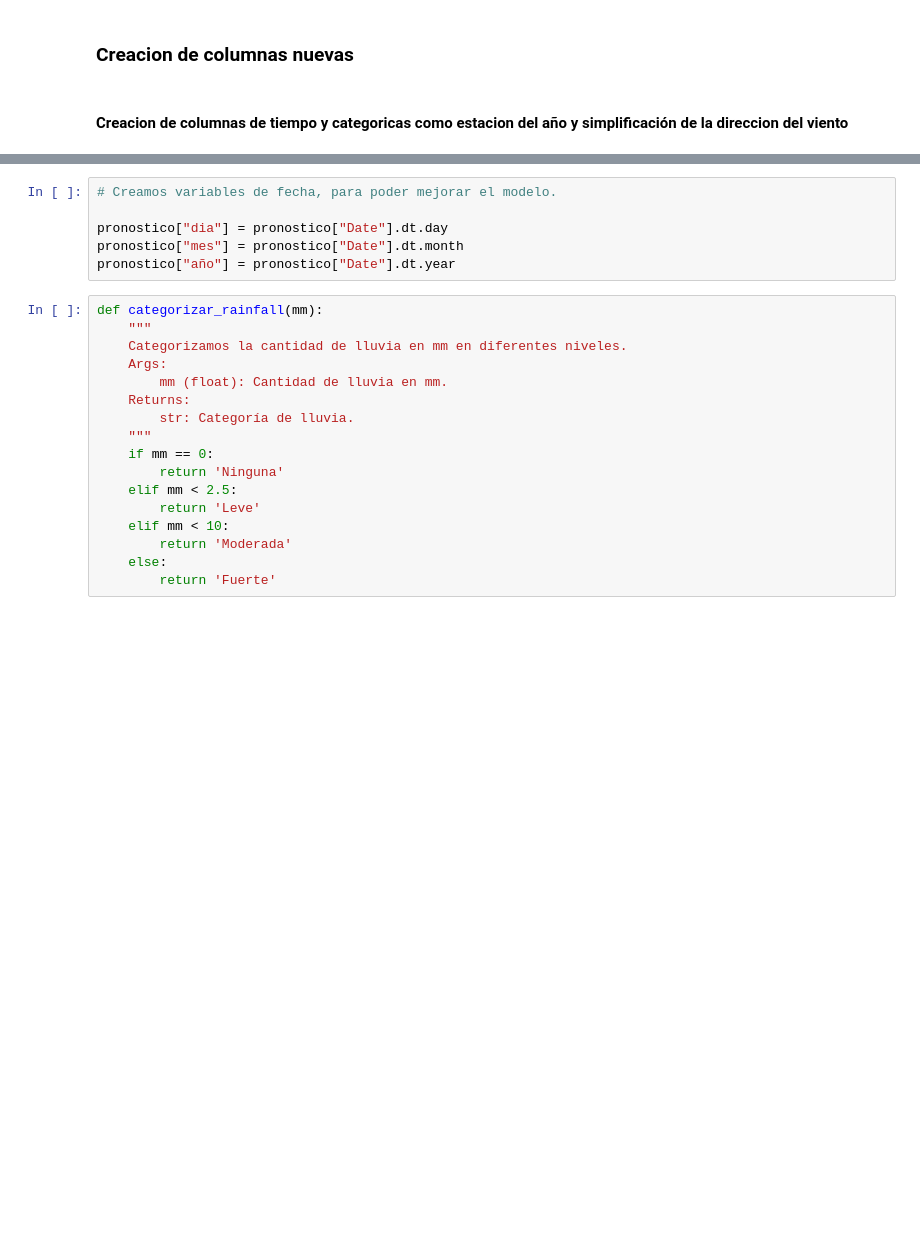
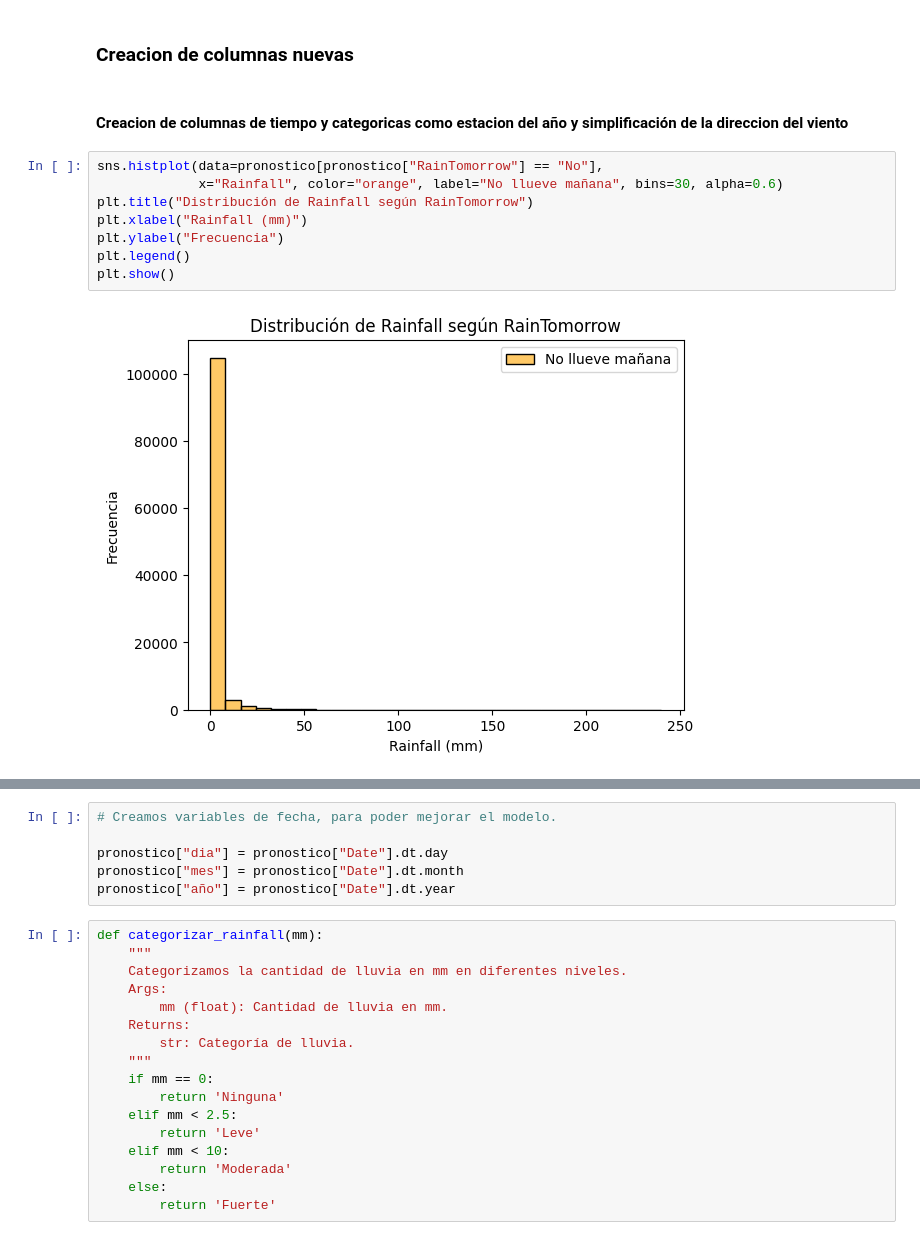
Before and after one commit to MariaCeli/AA1-TUIA-Celi-Grimaldi-Porcelli, a Jupyter notebook: TP-clasificacion-AA1.ipynb, the cells around one changed output, grey strips where cells are left out. Cells and saved outputs as stored; diff of their text form; blank space fills up the shorter version.

Commit message:
Correcciones hechas: Mostrar graficos entre la variable target vs Rainfall, y sobre la direcccion de viento. Imputar los datos de test, por los valores de train.

```diff
--- a/TP-clasificacion-AA1.ipynb
+++ b/TP-clasificacion-AA1.ipynb
@@ -93,3 +93,13 @@ pronostico["Date"] = pd.to_datetime(pronostico["Date"])
 ### Creacion de columnas nuevas
 # %% [markdown]
 #### Creacion de columnas de tiempo y categoricas como estacion del año y simplificación de la direccion del viento
+# %%
+sns.histplot(data=pronostico[pronostico["RainTomorrow"] == "No"],
+             x="Rainfall", color="orange", label="No llueve mañana", bins=30, alpha=0.6)
+plt.title("Distribución de Rainfall según RainTomorrow")
+plt.xlabel("Rainfall (mm)")
+plt.ylabel("Frecuencia")
+plt.legend()
+plt.show()
+# %% [output]
+[figure, added]
```
Also changed, not shown: parts of 15 cells of this notebook.
